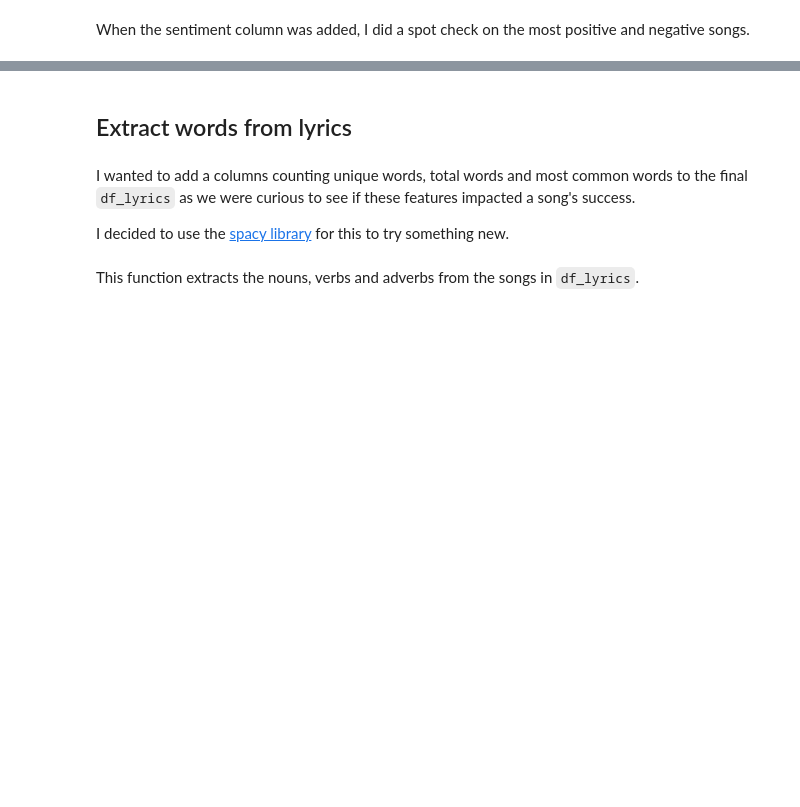
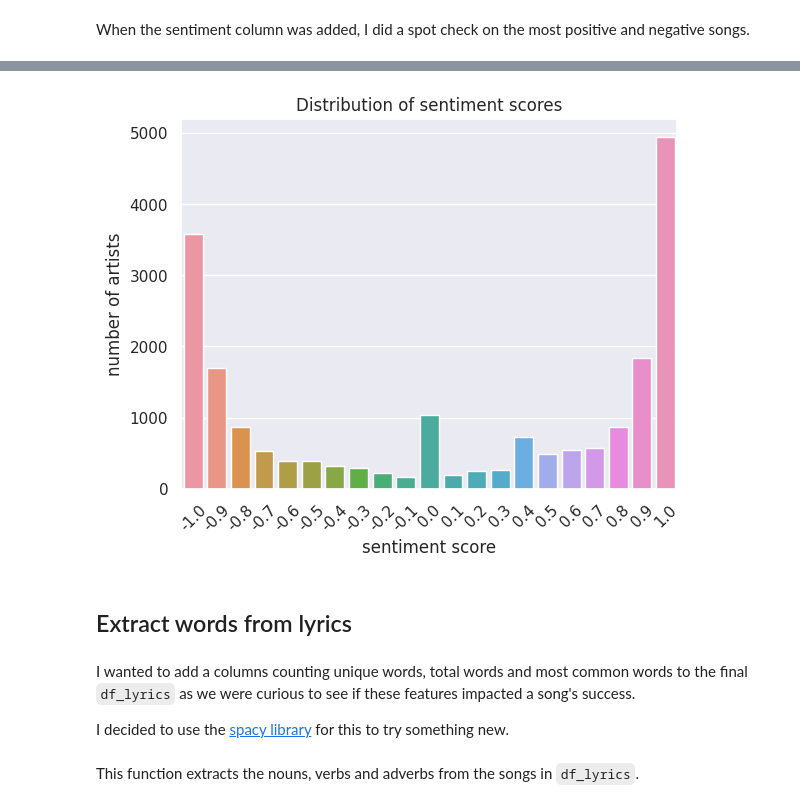
Before and after one commit to Joseph-Willem-Ricci/5450-final-project, a Jupyter notebook: CIS5450_Project.ipynb, the cells around one changed output, grey strips where cells are left out. Saved outputs shown, nothing was run; the diff lists cells and outputs as text; code cells hidden in the pictures; blank space fills up the shorter version.

```diff
--- a/CIS5450_Project.ipynb
+++ b/CIS5450_Project.ipynb
@@ -1044,16 +1071,18 @@ plt.show()
 # %%
-lyrics_sen = df_lyrics.groupby('sentiment_gr')['artist'].count().reset_index()
+lyrics_sen_artist = df_lyrics.groupby('sentiment_gr')['artist'].nunique().reset_index()
 sns.set_theme(style="darkgrid")
-sns.barplot(x='sentiment_gr', y='artist', data=lyrics_sen)
+sns.barplot(x='sentiment_gr', y='artist', data=lyrics_sen_artist)
 plt.xticks(rotation = 45)
 
 # add a title and labels to the plot
 plt.title('Distribution of sentiment scores')
 plt.xlabel('sentiment score')
 plt.ylabel('number of artists')
 
 # display the plot
 plt.show()
+# %% [output]
+[figure, added]
 # %% [markdown]
 ## Extract words from lyrics
 # %% [markdown]
```
Also changed, not shown: parts of 25 cells of this notebook.
